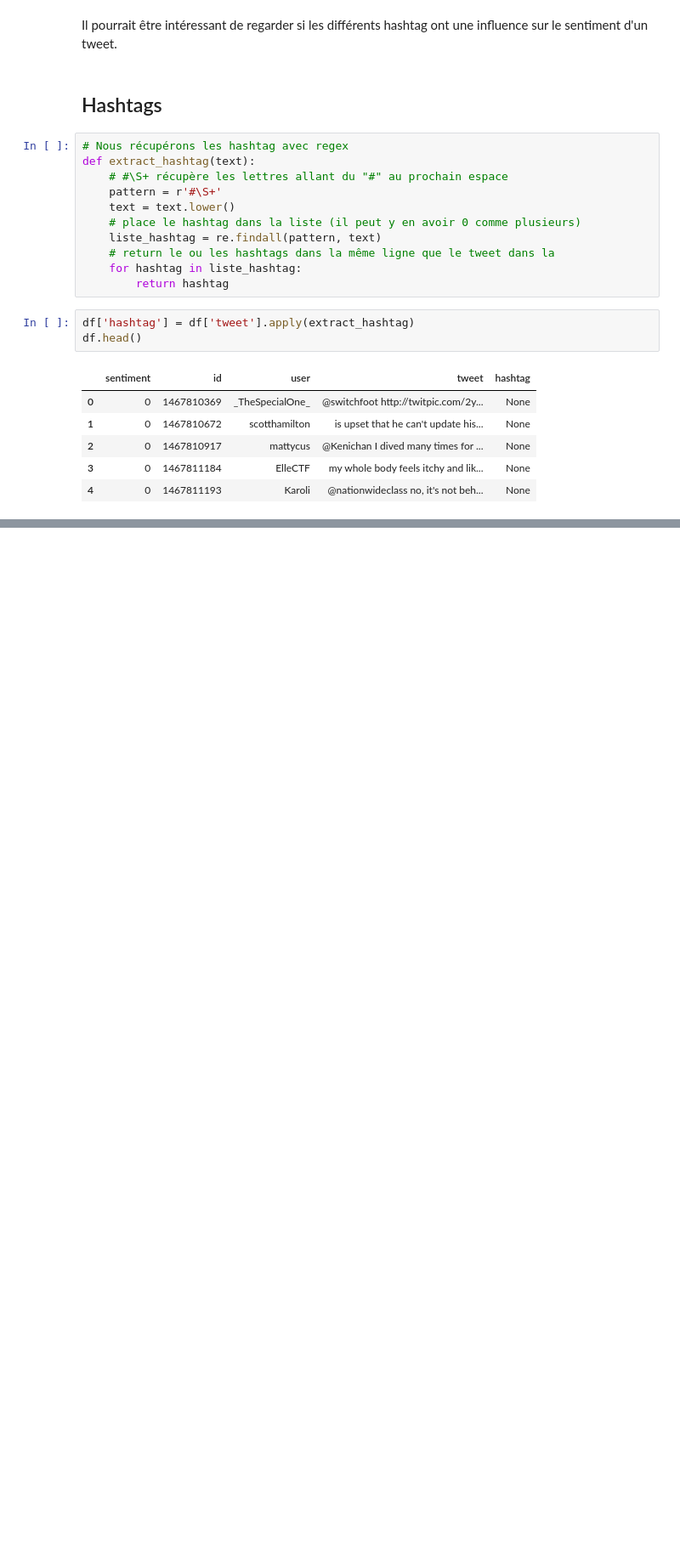
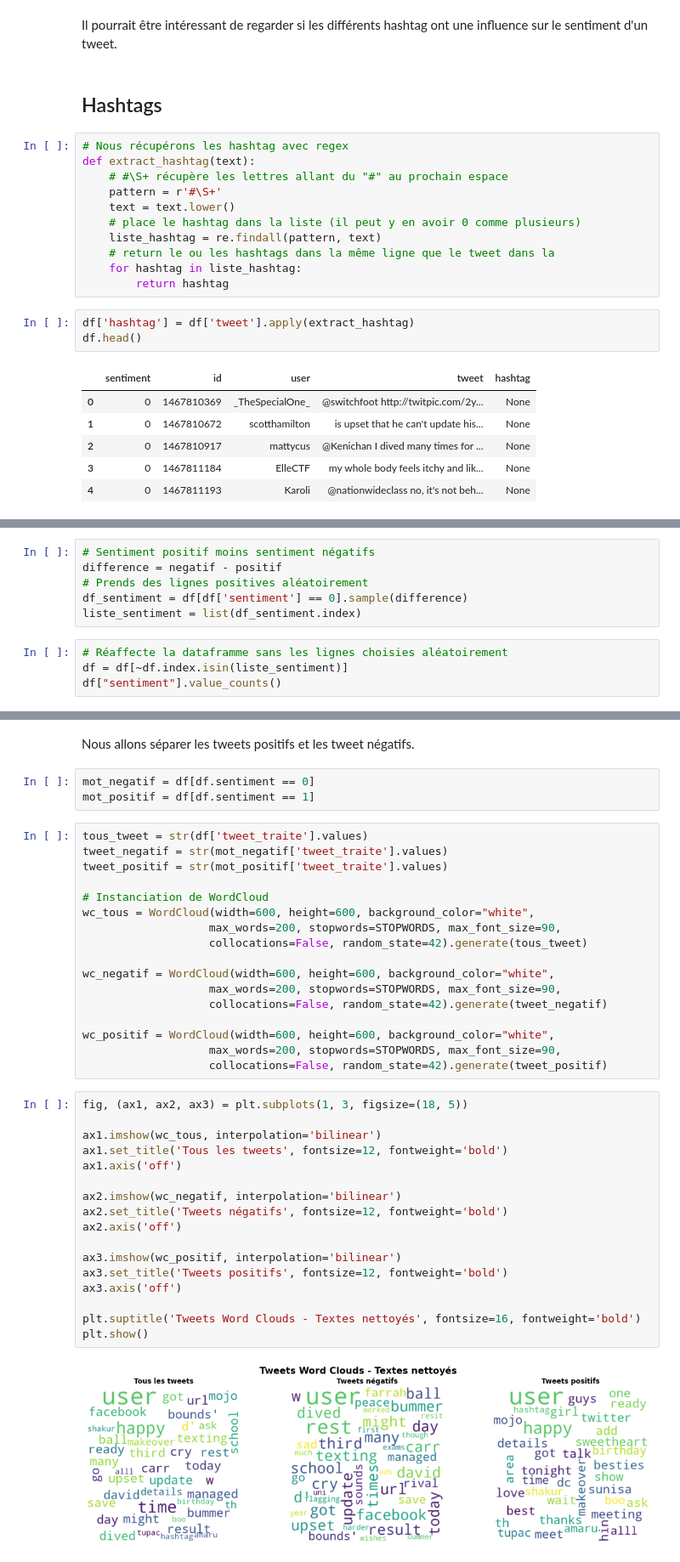
Before and after one commit to reda76/P7, a Jupyter notebook: Analyse exploratoire.ipynb, the cells around one changed output, grey strips where cells are left out. Shown at 85% size. Saved outputs shown, nothing was run; the diff lists cells and outputs as text; blank space fills up the shorter version.

```diff
--- a/Analyse exploratoire.ipynb
+++ b/Analyse exploratoire.ipynb
@@ -630,0 +867,10 @@ df
+# %%
+# Sentiment positif moins sentiment négatifs
+difference = negatif - positif
+# Prends des lignes positives aléatoirement
+df_sentiment = df[df['sentiment'] == 0].sample(difference)
+liste_sentiment = list(df_sentiment.index)
+# %%
+# Réaffecte la dataframme sans les lignes choisies aléatoirement
+df = df[~df.index.isin(liste_sentiment)]
+df["sentiment"].value_counts()
@@ -630,0 +890,41 @@ df
+# %% [markdown]
+Nous allons séparer les tweets positifs et les tweet négatifs.
+# %%
+mot_negatif = df[df.sentiment == 0]
+mot_positif = df[df.sentiment == 1]
+# %%
+tous_tweet = str(df['tweet_traite'].values)
+tweet_negatif = str(mot_negatif['tweet_traite'].values)
+tweet_positif = str(mot_positif['tweet_traite'].values)
+
+# Instanciation de WordCloud
+wc_tous = WordCloud(width=600, height=600, background_color="white",
+                   max_words=200, stopwords=STOPWORDS, max_font_size=90,
+                   collocations=False, random_state=42).generate(tous_tweet)
+
+wc_negatif = WordCloud(width=600, height=600, background_color="white",
+                   max_words=200, stopwords=STOPWORDS, max_font_size=90,
+                   collocations=False, random_state=42).generate(tweet_negatif)
+
+wc_positif = WordCloud(width=600, height=600, background_color="white",
+                   max_words=200, stopwords=STOPWORDS, max_font_size=90,
+                   collocations=False, random_state=42).generate(tweet_positif)
+# %%
+fig, (ax1, ax2, ax3) = plt.subplots(1, 3, figsize=(18, 5))
+
+ax1.imshow(wc_tous, interpolation='bilinear')
+ax1.set_title('Tous les tweets', fontsize=12, fontweight='bold')
+ax1.axis('off')
+
+ax2.imshow(wc_negatif, interpolation='bilinear')
+ax2.set_title('Tweets négatifs', fontsize=12, fontweight='bold')
+ax2.axis('off')
+
+ax3.imshow(wc_positif, interpolation='bilinear')
+ax3.set_title('Tweets positifs', fontsize=12, fontweight='bold')
+ax3.axis('off')
+
+plt.suptitle('Tweets Word Clouds - Textes nettoyés', fontsize=16, fontweight='bold')
+plt.show()
+# %% [output]
+[figure, added]
```
Also changed, not shown: parts of 116 cells of this notebook.
